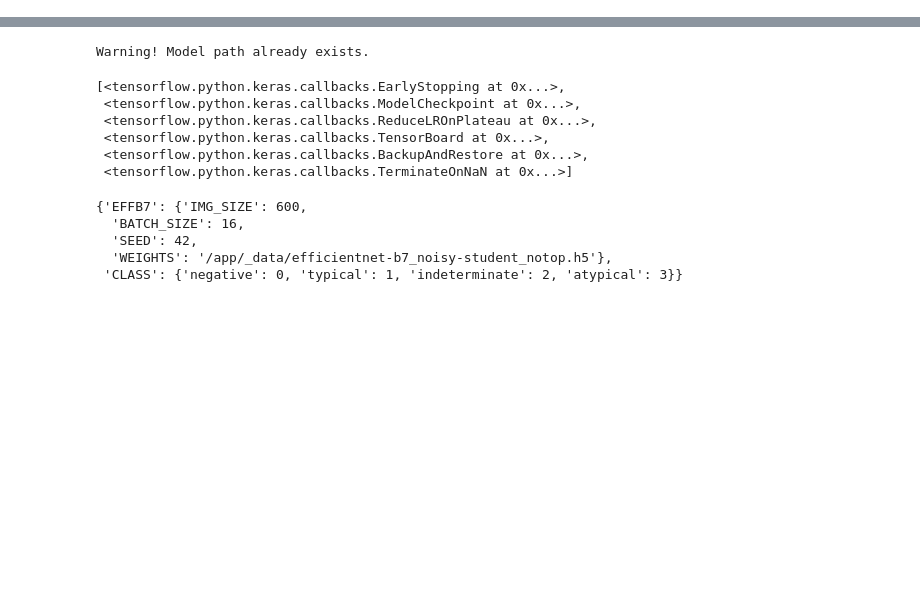
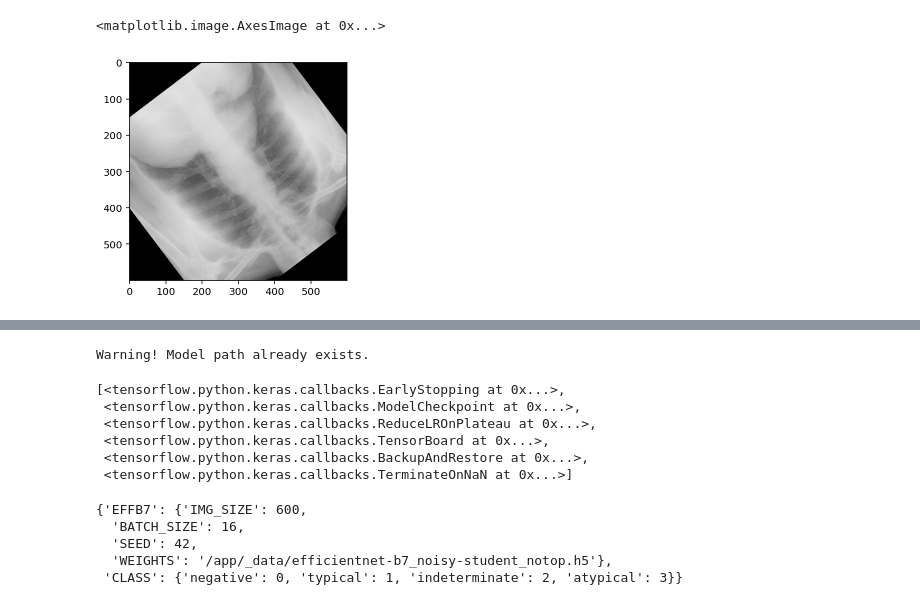
Before and after one commit to ntatanko/kaggle_covid, a Jupyter notebook: src/generator.ipynb, the cells around one changed output, grey strips where cells are left out. Drawn from its saved outputs; the diff is of its cells as text; code cells hidden in the pictures; blank space fills up the shorter version.

```diff
--- a/src/generator.ipynb
+++ b/src/generator.ipynb
@@ -293,0 +654,20 @@ class Generator(keras.utils.Sequence):
+# %%
+data_augmentation = keras.Sequential(
+    [
+        keras.layers.experimental.preprocessing.RandomFlip(
+            mode="horizontal_and_vertical"
+        ),
+        keras.layers.experimental.preprocessing.RandomRotation(
+            factor=1.0,
+            fill_mode="constant",
+            interpolation="bilinear",
+            fill_value=0,
+        ),
+    ]
+)
+# %%
+a = data_augmentation(tf.expand_dims(img1, axis=0, name=None))
+plt.imshow(a[0])
+# %% [output]
+<matplotlib.image.AxesImage at 0x...>
+[figure, added]
```
Also changed, not shown: parts of 35 cells of this notebook, 26 other files.
